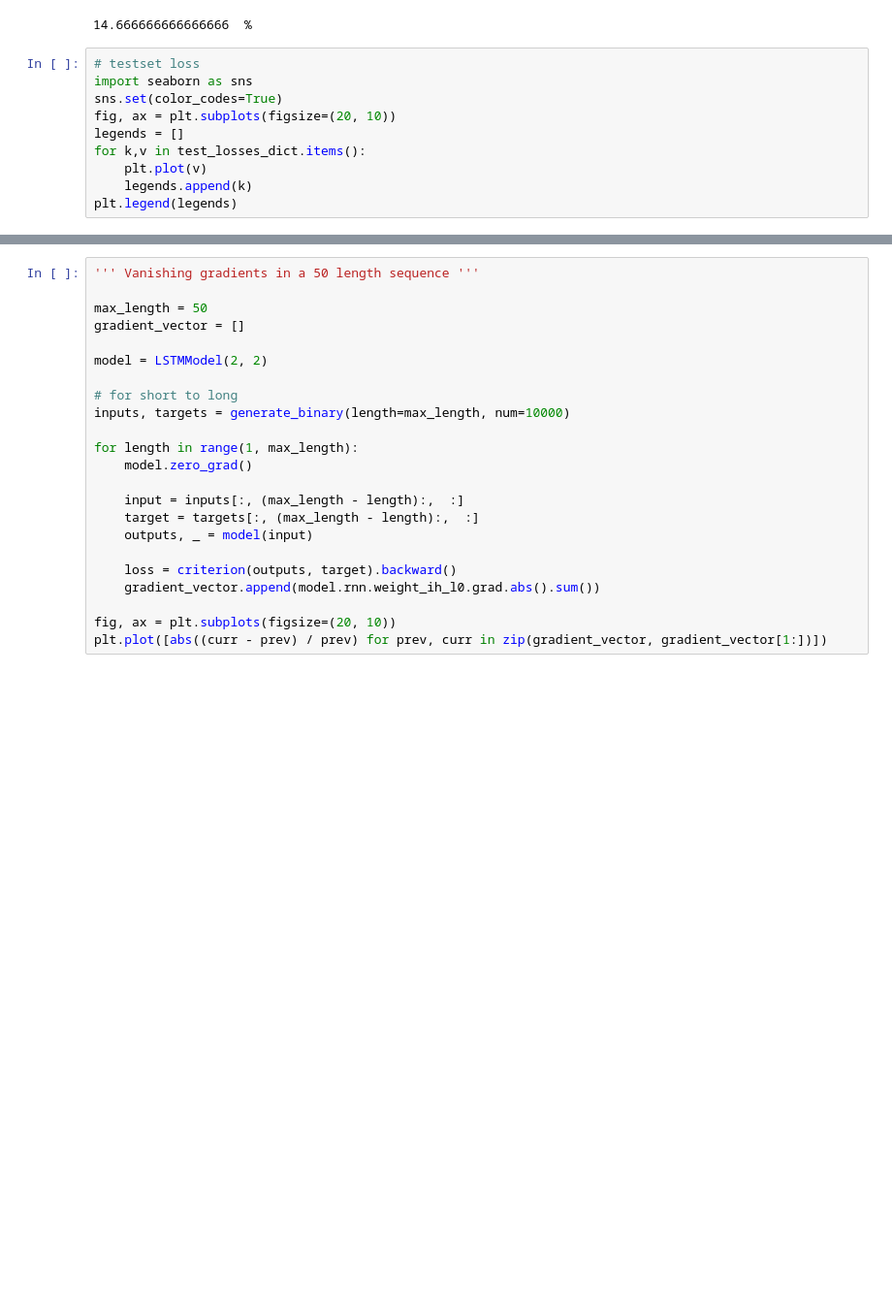
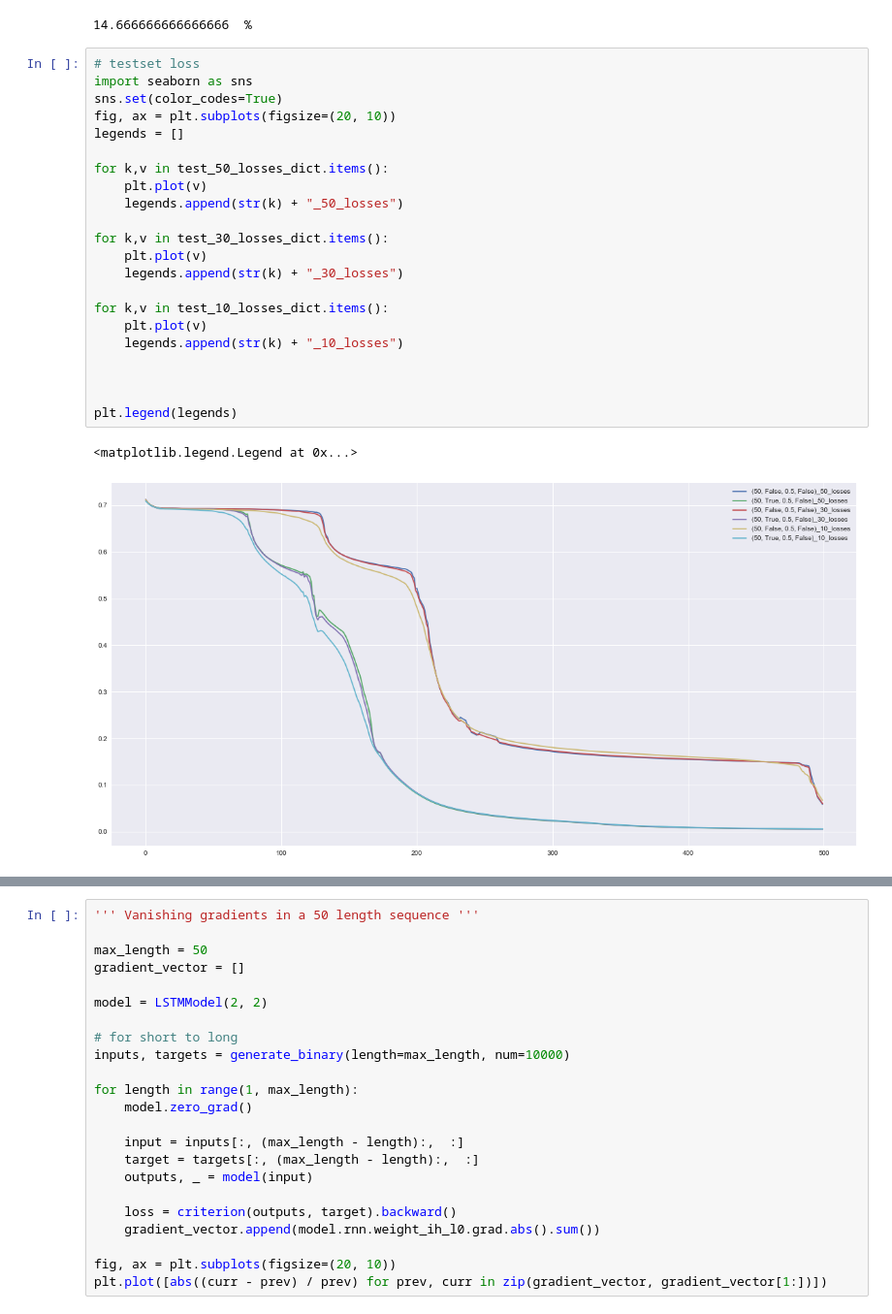
Before and after one commit to TengHu/LSTM-to-solve-the-XOR-problem, a Jupyter notebook: Solve XOR With LSTM.ipynb, the cells around one changed output, grey strips where cells are left out. Shown: that part at 97% size. Cells and saved outputs as stored; diff of their text form; blank space fills up the shorter version.

```diff
--- a/Solve XOR With LSTM.ipynb
+++ b/Solve XOR With LSTM.ipynb
@@ -385,13 +467,28 @@ print (accuracy.numpy() / test_samples * 100, " %")
 # %%
 # testset loss
 import seaborn as sns
 sns.set(color_codes=True)
 fig, ax = plt.subplots(figsize=(20, 10))
 legends = []
-for k,v in test_losses_dict.items():
+
+for k,v in test_50_losses_dict.items():
     plt.plot(v)
-    legends.append(k)
+    legends.append(str(k) + "_50_losses")
+
+for k,v in test_30_losses_dict.items():
+    plt.plot(v)
+    legends.append(str(k) + "_30_losses")
+
+for k,v in test_10_losses_dict.items():
+    plt.plot(v)
+    legends.append(str(k) + "_10_losses")
+
+
+
 plt.legend(legends)
+# %% [output]
+<matplotlib.legend.Legend at 0x...>
+[figure, added]
 # %%
 # training loss
 import seaborn as sns
```
Also changed, not shown: parts of 9 cells of this notebook.
